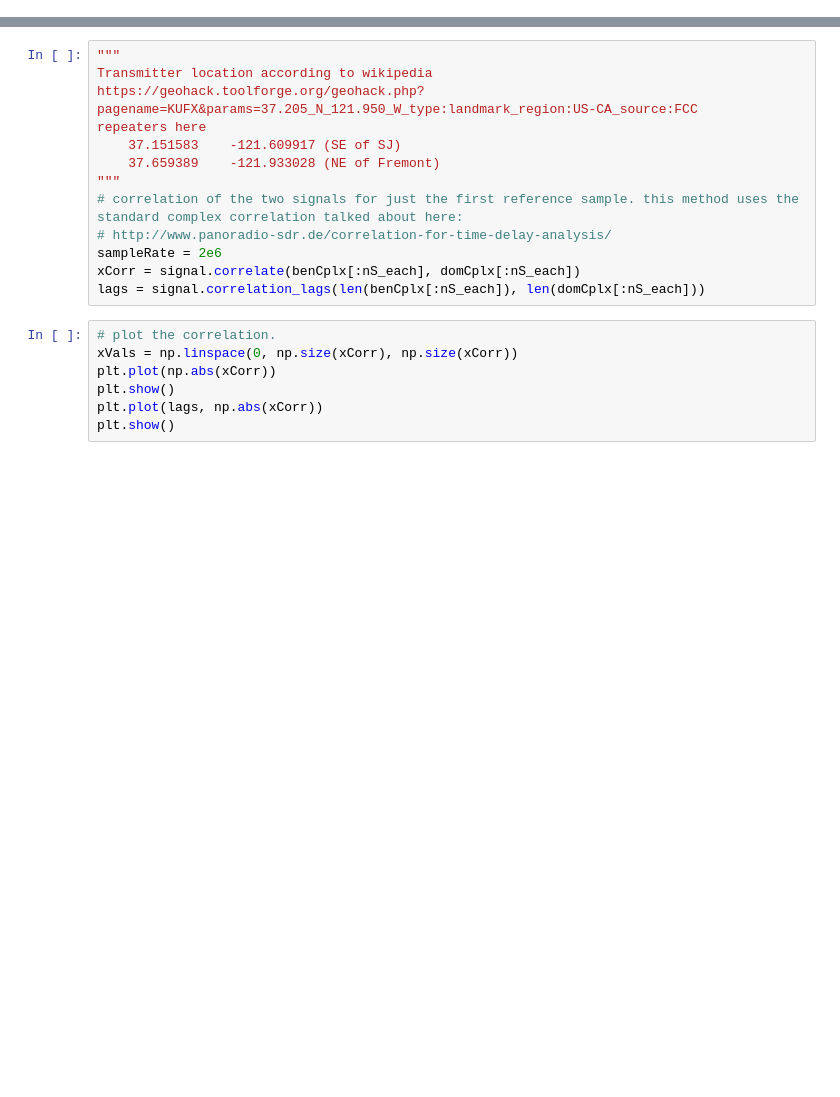
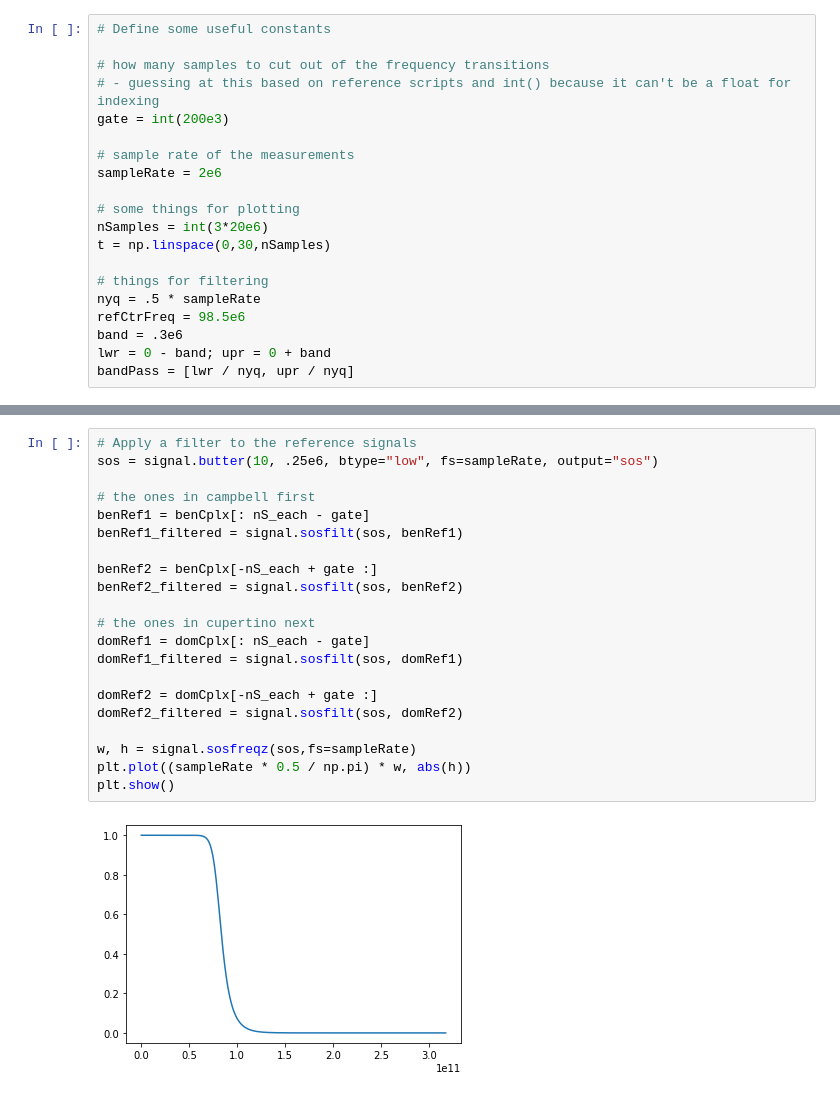
Before and after one commit to dpattison3/SDR_satellite_tracking, a Jupyter notebook: analysis/two_ground_station_test.ipynb, the cells around one changed output, grey strips where cells are left out. Drawn from its saved outputs; the diff is of its cells as text; blank space fills up the shorter version.

```diff
--- a/analysis/two_ground_station_test.ipynb
+++ b/analysis/two_ground_station_test.ipynb
@@ -8 +9,21 @@ import scipy.signal as signal
+# %%
+# Define some useful constants
+
+# how many samples to cut out of the frequency transitions
+# - guessing at this based on reference scripts and int() because it can't be a float for indexing
+gate = int(200e3)
+
+# sample rate of the measurements
+sampleRate = 2e6
+
+# some things for plotting
+nSamples = int(3*20e6)
+t = np.linspace(0,30,nSamples)
+
+# things for filtering
+nyq = .5 * sampleRate
+refCtrFreq = 98.5e6
+band = .3e6
+lwr = 0 - band; upr = 0 + band
+bandPass = [lwr / nyq, upr / nyq]
 # %%
@@ -39,23 +61,26 @@ if ben_nS != dom_nS:
 else:
     nS_total = dom_nS
     nS_each = int(nS_total / 3)
-# %%
-"""
-Transmitter location according to wikipedia
-https://geohack.toolforge.org/geohack.php?pagename=KUFX&params=37.205_N_121.950_W_type:landmark_region:US-CA_source:FCC
-repeaters here
-    37.151583    -121.609917 (SE of SJ)
-    37.659389    -121.933028 (NE of Fremont)
-"""
-# correlation of the two signals for just the first reference sample. this method uses the standard complex correlation talked about here:
-# http://www.panoradio-sdr.de/correlation-for-time-delay-analysis/
-sampleRate = 2e6
-xCorr = signal.correlate(benCplx[:nS_each], domCplx[:nS_each])
-lags = signal.correlation_lags(len(benCplx[:nS_each]), len(domCplx[:nS_each]))
-# %%
-# plot the correlation.
-xVals = np.linspace(0, np.size(xCorr), np.size(xCorr))
-plt.plot(np.abs(xCorr))
-plt.show()
-plt.plot(lags, np.abs(xCorr))
-plt.show()
+# %%
+# Apply a filter to the reference signals
+sos = signal.butter(10, .25e6, btype="low", fs=sampleRate, output="sos")
+
+# the ones in campbell first
+benRef1 = benCplx[: nS_each - gate]
+benRef1_filtered = signal.sosfilt(sos, benRef1)
+
+benRef2 = benCplx[-nS_each + gate :]
+benRef2_filtered = signal.sosfilt(sos, benRef2)
+
+# the ones in cupertino next
+domRef1 = domCplx[: nS_each - gate]
+domRef1_filtered = signal.sosfilt(sos, domRef1)
+
+domRef2 = domCplx[-nS_each + gate :]
+domRef2_filtered = signal.sosfilt(sos, domRef2)
+
+w, h = signal.sosfreqz(sos,fs=sampleRate)
+plt.plot((sampleRate * 0.5 / np.pi) * w, abs(h))
+plt.show()
+# %% [output]
+[figure, added]
```
Also changed, not shown: parts of 11 cells of this notebook, 1 other file.
